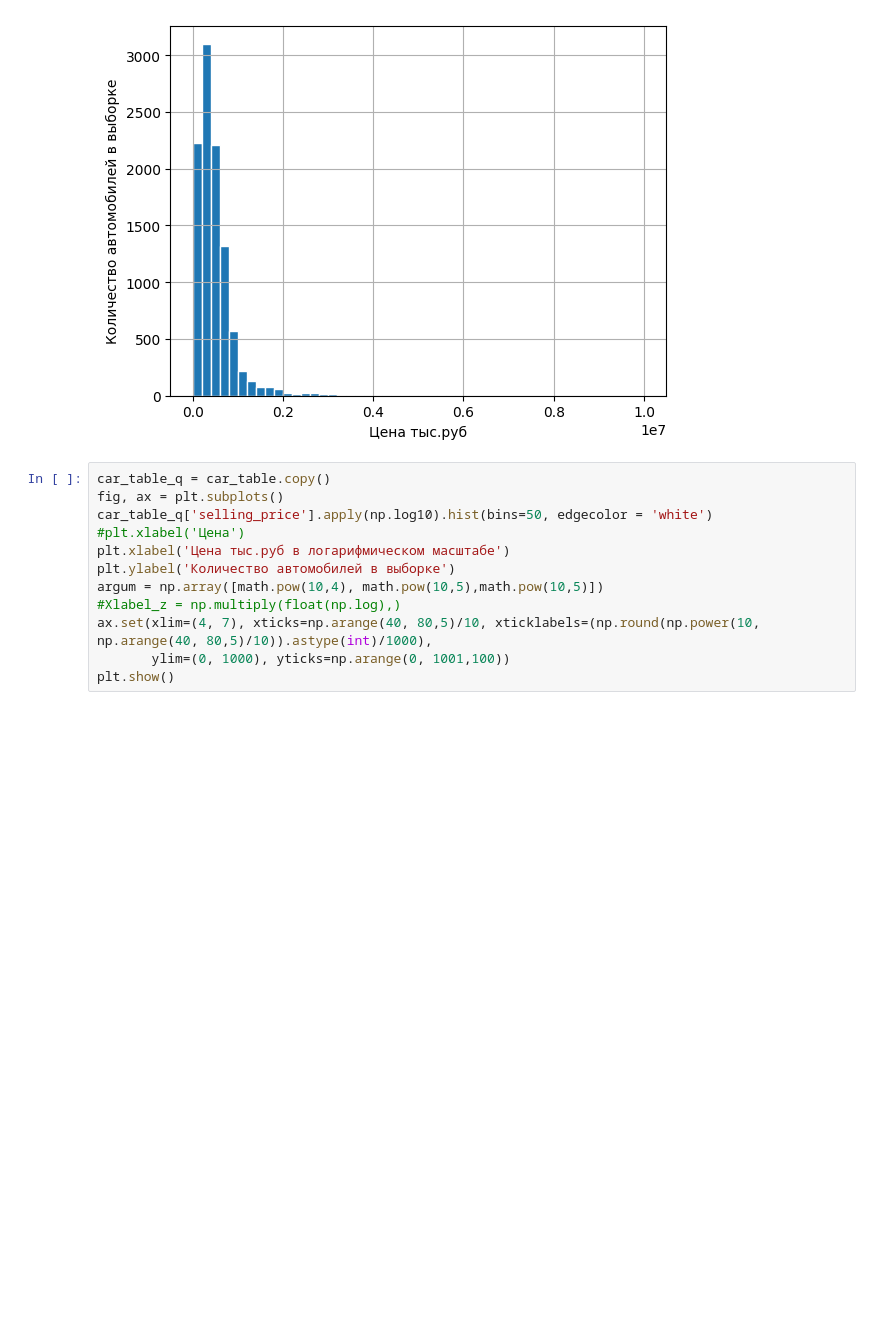
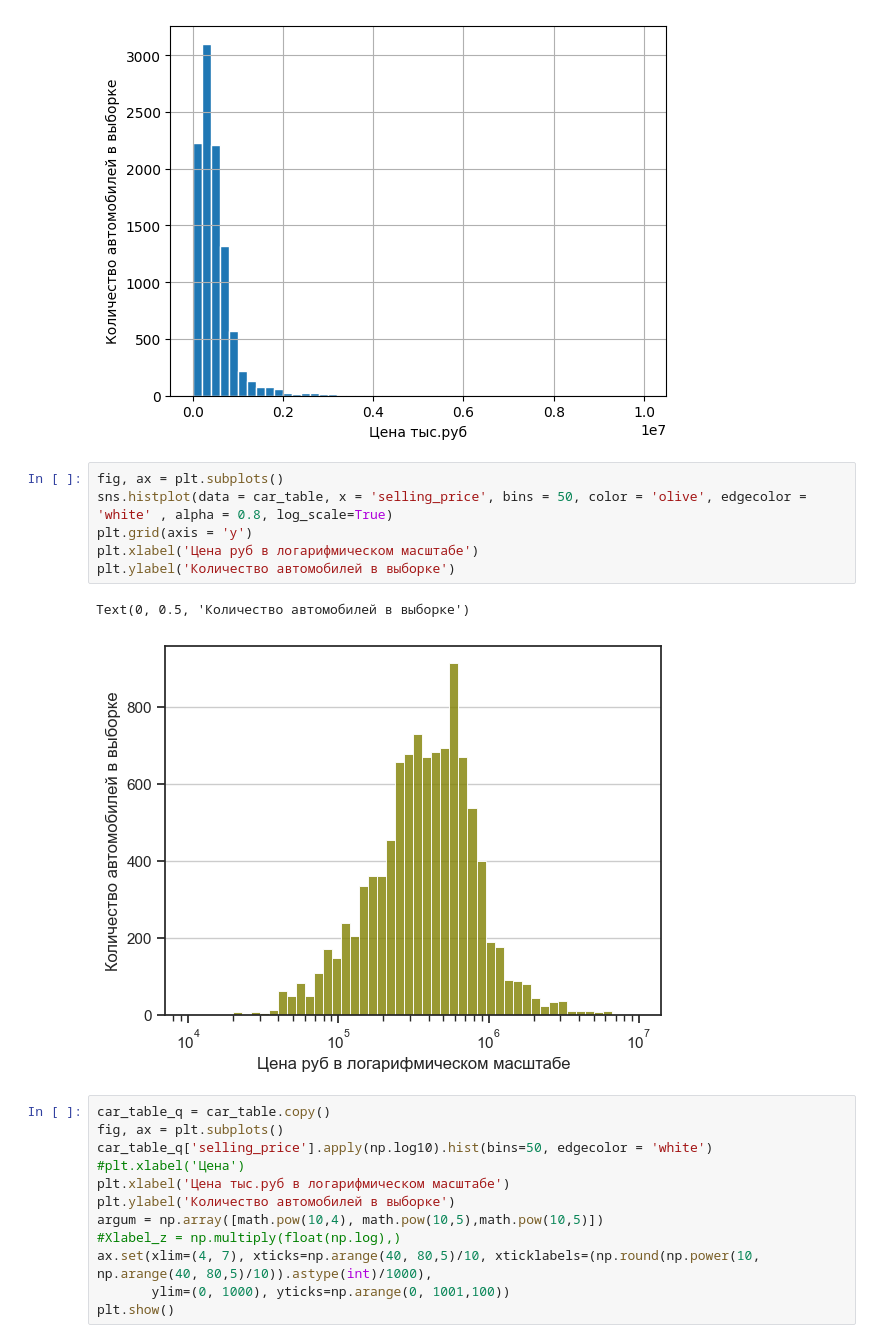
Before and after one commit to LlirikOknessu/tpu-8e21-ai-basis, a Jupyter notebook: Racheev/EDA_Racheev.ipynb, the cells around one changed output. Cells and saved outputs as stored; diff of their text form; blank space fills up the shorter version.

```diff
--- a/Racheev/EDA_Racheev.ipynb
+++ b/Racheev/EDA_Racheev.ipynb
@@ -534,6 +534,15 @@ argum = np.array([math.pow(10,4), math.pow(10,5),math.pow(10,5)])
 plt.show()
 # %% [output]
 [figure]
+# %%
+fig, ax = plt.subplots()
+sns.histplot(data = car_table, x = 'selling_price', bins = 50, color = 'olive', edgecolor = 'white' , alpha = 0.8, log_scale=True)
+plt.grid(axis = 'y')
+plt.xlabel('Цена руб в логарифмическом масштабе')
+plt.ylabel('Количество автомобилей в выборке')
+# %% [output]
+Text(0, 0.5, 'Количество автомобилей в выборке')
+[figure, added]
 # %%
 car_table_q = car_table.copy()
 fig, ax = plt.subplots()
```
Also changed, not shown: parts of 1 cell of this notebook.
